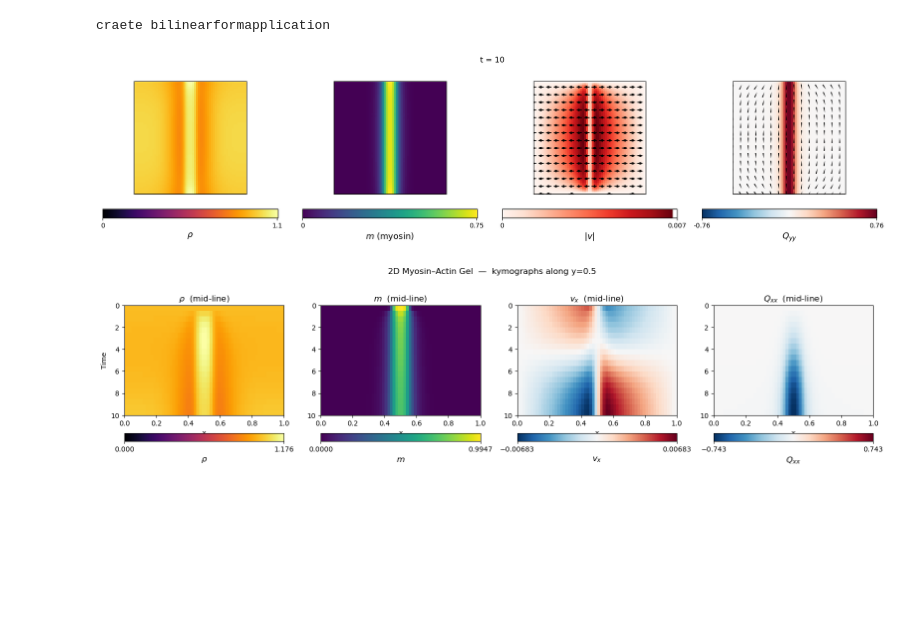
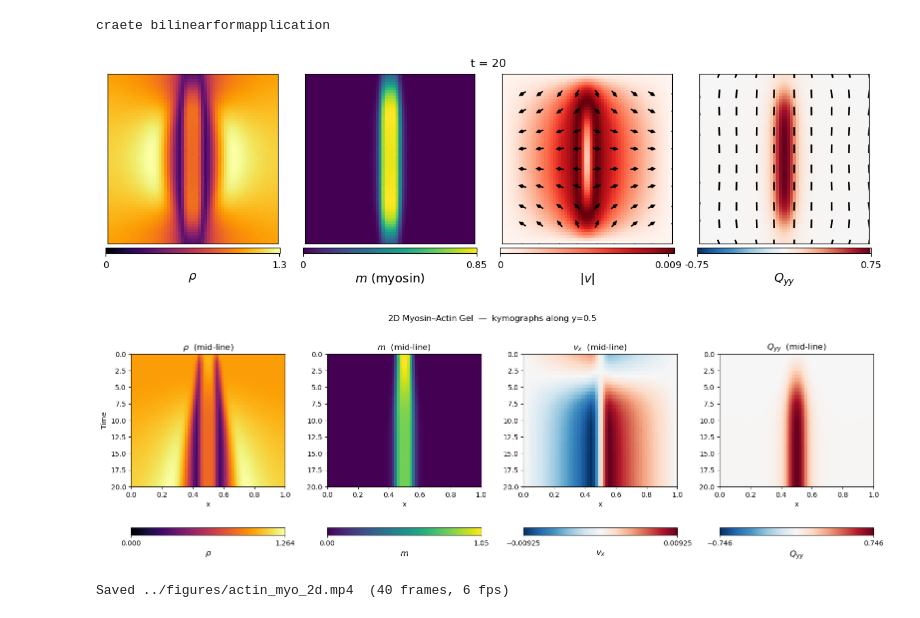
Before and after one commit to Irene-Li/Zebrafish_cleavage, a Jupyter notebook: notebooks/actin_myo_gel.ipynb, the cells around one changed output. Saved outputs shown, nothing was run; the diff lists cells and outputs as text; code cells hidden in the pictures; blank space fills up the shorter version.

```diff
--- a/notebooks/actin_myo_gel.ipynb
+++ b/notebooks/actin_myo_gel.ipynb
@@ -73,7 +67,7 @@ data1d = sim1d.export()
 craete bilinearformapplication
 # %%
 # Kymograph: rho, m, v, Q over time
-fig, axes = plt.subplots(1, 4, figsize=(16, 4))
+fig, axes = plt.subplots(1, 4, figsize=(10, 4))
 
 fields = [
     (data1d['rho'], r'$\rho$ (actin)',   'inferno'),
@@ -82,7 +76,7 @@ fields = [
     (data1d['Q'],   r'$Q_{xx}$',         'RdBu_r'),
 ]
 
-t_end = data1d['rho'].shape[0] * 0.5  # each saved frame = 0.5 time units
+t_end = data1d['rho'].shape[0] * 0.1  # each saved frame = 0.5 time units
 
 for ax, (field, title, cmap) in zip(axes, fields):
     vmax = np.max(np.abs(field))
@@ -93,7 +87,7 @@ for ax, (field, title, cmap) in zip(axes, fields):
     plt.colorbar(im, ax=ax, location='bottom', pad=0.12,
                  ticks=[vmin, vmax]).set_label(title, fontsize=12)
     ax.set_title(title)
-    ax.set_xlabel('x')
+    ax.set_xlabel('Position')
 
 axes[0].set_ylabel('Time')
 plt.suptitle('1D Myosin–Actin Gel  —  kymographs', y=1.02)
@@ -126,8 +120,12 @@ plt.show()
 # %% [markdown]
 ## 2D simulation
 # %%
-T   = 10
+T   = 20
 tau = 0.05
+
+S = tanh_source(center=0.5, width=0.1, value=1, axis='x', interface_length=0.01)*tanh_source(center=0.5, width=0.9, value=1, axis='y', interface_length=0.1) + 0.1
+m0 = tanh_source(center=0.5, width=0.1, value=1, axis='x', interface_length=0.01)*tanh_source(center=0.5, width=0.9, value=1, axis='y', interface_length=0.1)
+Qsq = 2*tanh_source(center=0.5, width=0.1, value=1, axis='x', interface_length=0.01)*tanh_source(center=0.5, width=0.9, value=1, axis='y', interface_length=0.1) - 1
 
 sim2d = MyosinActinGel2D(
     width=1, height=1, maxh=0.03,
@@ -136,7 +134,7 @@ sim2d = MyosinActinGel2D(
     eta_1 = 1,
     eta_2 = 0.0,
     chi0  = 0.1,
-    chi1  = 0.5,
+    chi1  = 0.6,
     # nematic
     kappa = 1e-3,
     beta1 = 1.0,
@@ -148,8 +146,10 @@ sim2d = MyosinActinGel2D(
     k0    = 0.1,
     k1    = 1,
     k_m   = 1,
-    D_rho = 1e-3,
-    D_m   = 1e-3,
+    n_hill = 4,
+    m_ref  = 0.1,
+    D_rho = 1e-4,
+    D_m   = 1e-4,
     # base
     k     = 0.5,
     D     = 1e-3,
@@ -161,37 +161,45 @@ data2d = sim2d.export(n_samples=60)
 # %% [output]
 craete bilinearformapplication
 # %%
-from utils import add_cbar, plot_2d_frame
+from utils import add_cbar, plot_2d_frame, animate_2d
 plot_2d_frame(data2d, t=-1, title=f't = {T}')
 # %% [output]
-[figure, old version]
+[figure, new version]
 # %%
 # Mid-line (y=0.5) profiles over time — same as 1D kymograph style
 n = data2d['rho'].shape[2] // 2  # midline index
 
-fig, axes = plt.subplots(1, 4, figsize=(16, 4))
+fig, axes = plt.subplots(1, 4, figsize=(16, 5))
 fields = [
-    (data2d['rho'][:, :, n], r'$\rho$',  'inferno'),
-    (data2d['m'][:, :, n],   r'$m$',     'viridis'),
-    (data2d['vx'][:, :, n],  r'$v_x$',   'RdBu_r'),
-    (data2d['Q'][:, :, n],   r'$Q_{xx}$','RdBu_r'),
+    (data2d['rho'][1:, :, n], r'$\rho$',  'inferno'),
+    (data2d['m'][1:, :, n],   r'$m$',     'viridis'),
+    (data2d['vx'][1:, :, n],  r'$v_x$',   'RdBu_r'),
+    (-data2d['Q'][1:, :, n],   r'$Q_{yy}$','RdBu_r'),
 ]
 t_end = data2d['rho'].shape[0] * 0.5
 
 for ax, (field, title, cmap) in zip(axes, fields):
     vmax = np.max(np.abs(field))
     vmin = -vmax if cmap == 'RdBu_r' else 0
     im = ax.imshow(field, aspect='auto', interpolation='none',
                    origin='upper', cmap=cmap, extent=(0, 1, t_end, 0),
                    vmin=vmin, vmax=vmax)
-    plt.colorbar(im, ax=ax, location='bottom', pad=0.12,
+    plt.colorbar(im, ax=ax, location='bottom', pad=0.2,
                  ticks=[vmin, vmax]).set_label(title, fontsize=12)
     ax.set_title(title + '  (mid-line)')
     ax.set_xlabel('x')
 
 axes[0].set_ylabel('Time')
 plt.suptitle('2D Myosin–Actin Gel  —  kymographs along y=0.5', y=1.02)
 plt.tight_layout()
 plt.show()
 # %% [output]
-[figure, old version]
+[figure, new version]
+# %%
+# Save animation as MP4
+save_interval = int(0.5 / tau)  # frames saved every 0.5 time units
+animate_2d(data2d, filename='../figures/actin_myo_2d.mp4',
+           n_arrows=10, fps=6, dt=0.5,
+           title_fmt='t = {t:.1f}')
+# %% [output]
+Saved ../figures/actin_myo_2d.mp4  (40 frames, 6 fps)
```
Also changed, not shown: parts of 6 cells of this notebook, 3 other files.
